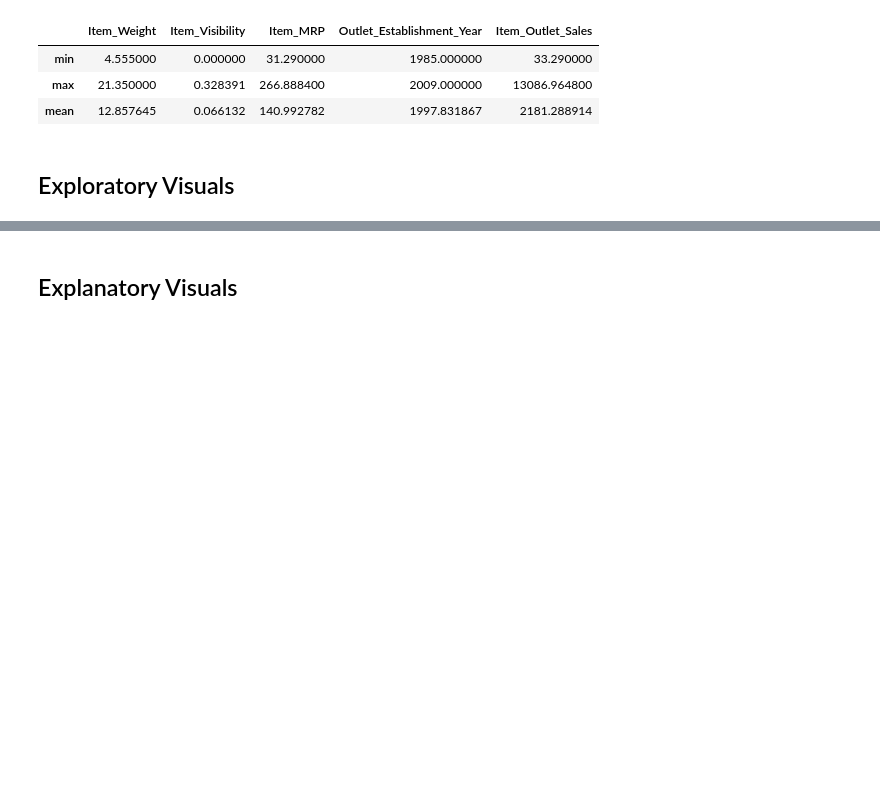
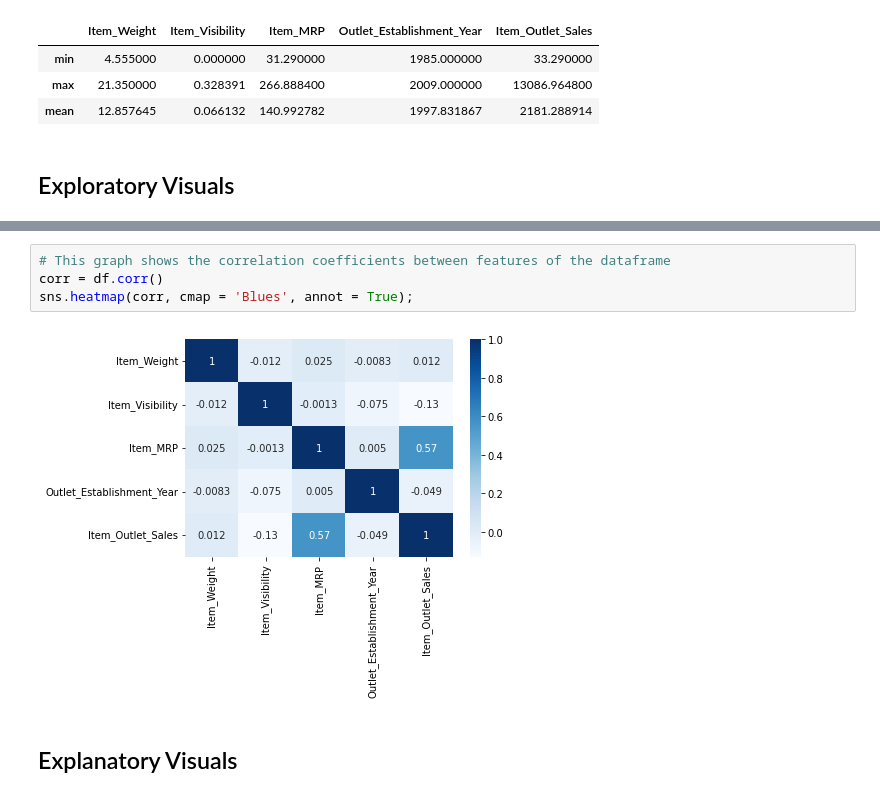
Before and after one commit to krheams60/Sales-predictions, a Jupyter notebook: Sales_Predictions_Part1.ipynb, the cells around one changed output, grey strips where cells are left out. Saved outputs shown, nothing was run; the diff lists cells and outputs as text; blank space fills up the shorter version.

```diff
--- a/Sales_Predictions_Part1.ipynb
+++ b/Sales_Predictions_Part1.ipynb
@@ -150,2 +168,8 @@ df[['Item_Weight', 'Item_Visibility', 'Item_MRP', 'Outlet_Establishment_Year', '
+# %%
+# This graph shows the correlation coefficients between features of the dataframe
+corr = df.corr()
+sns.heatmap(corr, cmap = 'Blues', annot = True);
+# %% [output]
+[figure, added]
 # %% [markdown]
 ## Explanatory Visuals
```
Also changed, not shown: parts of 4 cells of this notebook.
